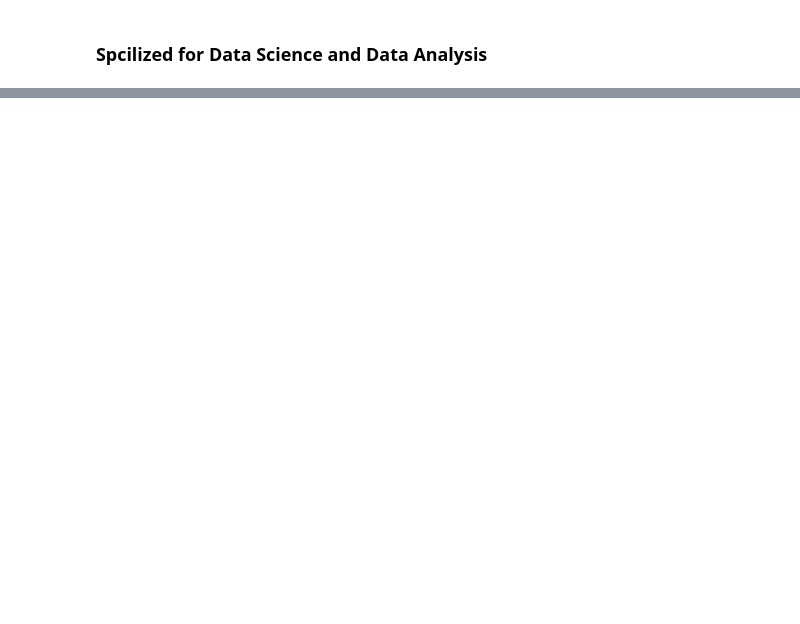
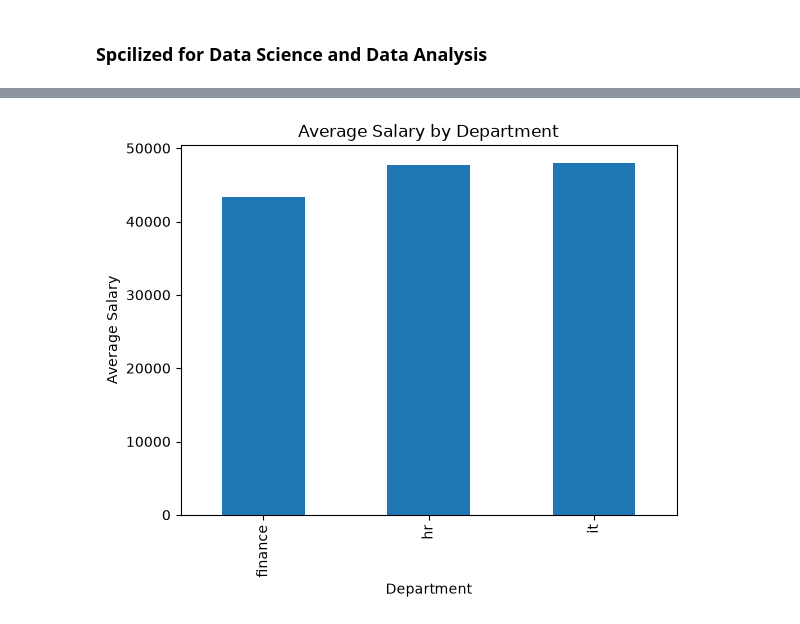
Before and after one commit to yasin-asadi-data-ml/Python-for-Informatics-Sandbox, a Jupyter notebook: 03_Spcilized-for-Data-Science-and-Data-Analysis.ipynb, the cells around one changed output, grey strips where cells are left out. Saved outputs shown, nothing was run; the diff lists cells and outputs as text; code cells hidden in the pictures; blank space fills up the shorter version.

```diff
--- a/03_Spcilized-for-Data-Science-and-Data-Analysis.ipynb
+++ b/03_Spcilized-for-Data-Science-and-Data-Analysis.ipynb
@@ -2,0 +797,6 @@
+# %%
+# Categorical example
+# Fill missing values in the "Department" column with the string "Unknown"
+df["Department"] = df["Department"].fillna(
+    "Unknown"
+)  # fill missing Department with "Unknown"
@@ -2,0 +861,15 @@
+# %%
+# ============================================================
+# 25. RENAMING COLUMNS
+# ============================================================
+
+# Rename columns to lowercase
+df = df.rename(
+    columns={
+        "Name": "name",  # Rename "Name" column to "name"
+        "Age": "age",    # Rename "Age" column to "age"
+        "Salary": "salary"  # Rename "Salary" column to "salary"
+    }
+)  # rename columns to lowercase
+
+print(df)  # Print the DataFrame with renamed columns
@@ -2,0 +1256,25 @@
+# %%
+# ============================================================
+# 44. BAR CHART
+# ============================================================
+import matplotlib.pyplot as plt
+
+# Group the DataFrame by 'Department' column and calculate the mean salary for each department
+department_salary = (
+    df.groupby("Department")["salary"].mean()
+)  # average salary by department
+
+# Create a bar chart using the calculated department salary data
+department_salary.plot(kind="bar")  # bar chart
+
+# Set the x-axis label
+plt.xlabel("Department")
+# Set the y-axis label
+plt.ylabel("Average Salary")
+# Set the title of the plot
+plt.title("Average Salary by Department")
+
+# Display the plot
+plt.show()
+# %% [output]
+[figure, added]
```
Also changed, not shown: parts of 94 cells of this notebook, 4 other files.
